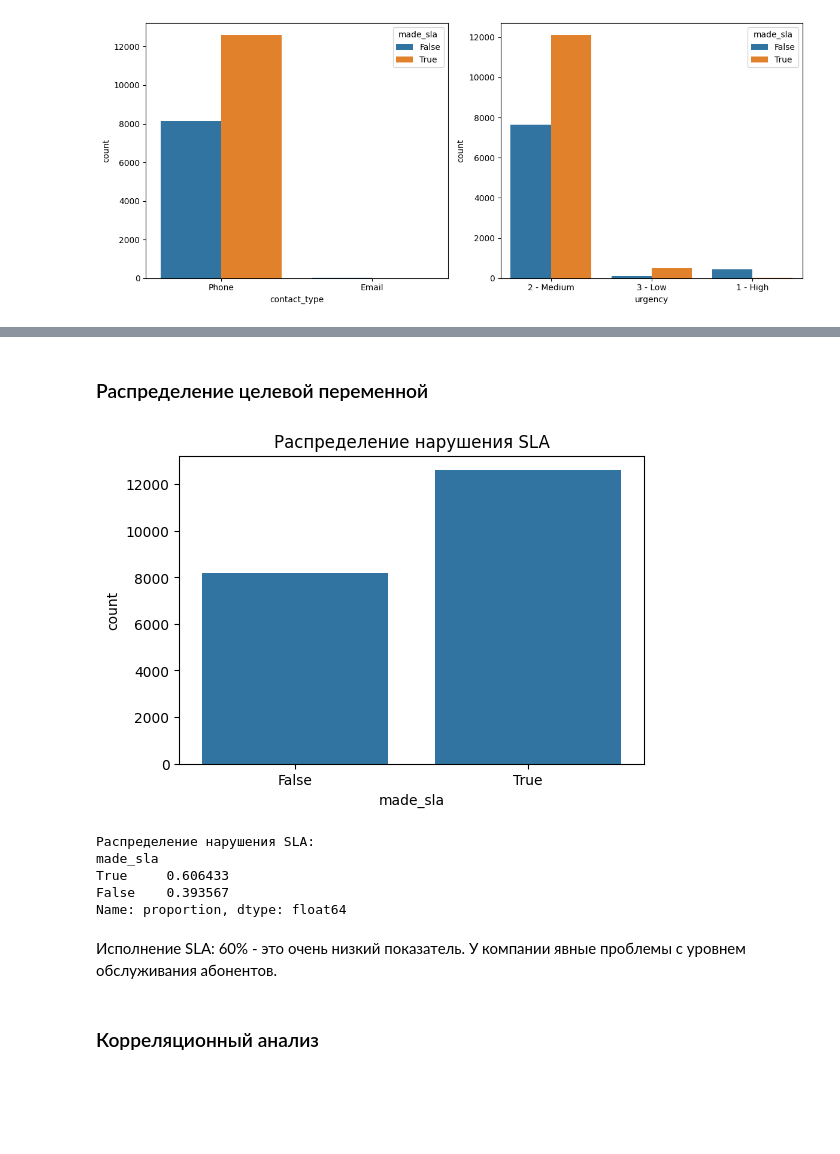
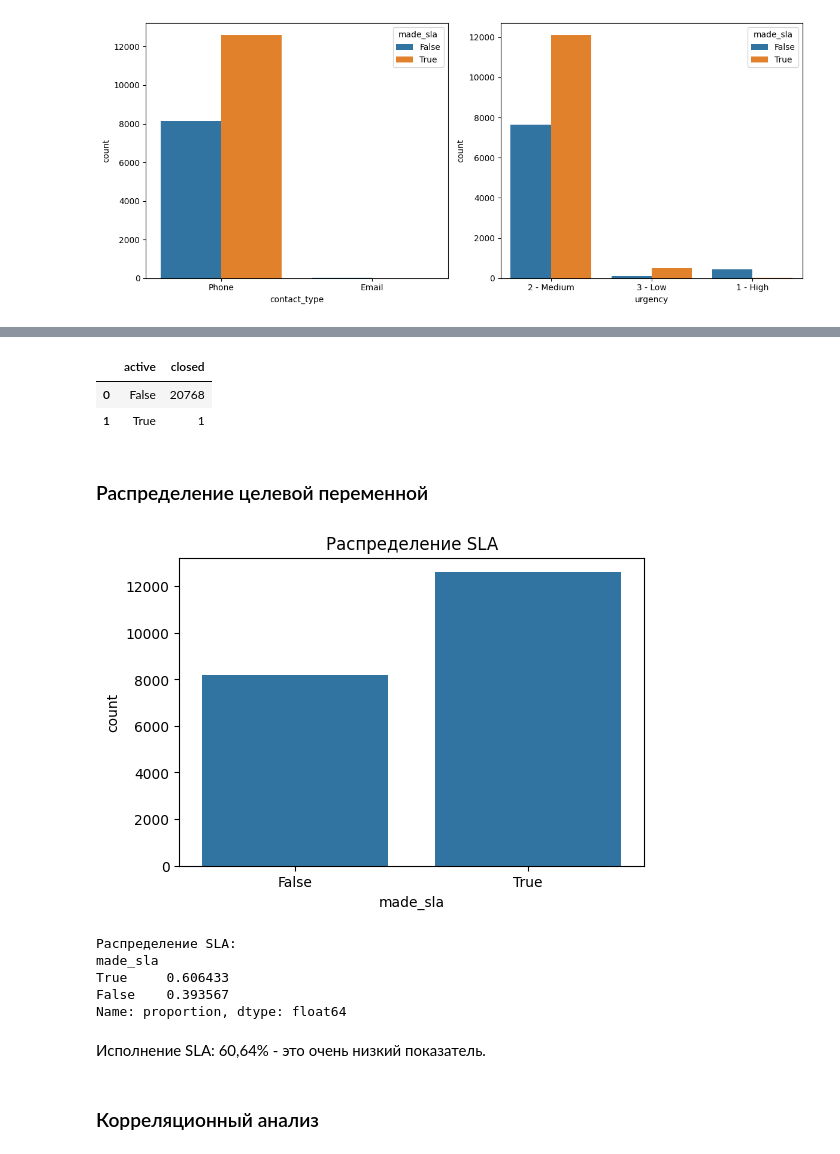
Before and after one commit to AlexxRus/telecom-incident-analytics, a Jupyter notebook: incident_sla_analysis.ipynb, the cells around one changed output, grey strips where cells are left out. Saved outputs shown, nothing was run; the diff lists cells and outputs as text; code cells hidden in the pictures; blank space fills up the shorter version.

```diff
--- a/incident_sla_analysis.ipynb
+++ b/incident_sla_analysis.ipynb
@@ -137,0 +188,5 @@ dtype: int64
+# %%
+# Анализ ответственных за инцидент
+df['assigned_to_bool'] = df['assigned_to'].copy().fillna(0)
+df['assignment_group_bool'] = df['assignment_group'].copy().fillna(0)
+df  = df.astype({'assigned_to_bool': 'bool', 'assignment_group_bool': 'bool'})
@@ -402,0 +511,4 @@ plt.show()
+# %%
+# Гипотеза выходных
+df_filtered.loc[:, 'weekday'] = df_filtered['opened_at'].dt.dayofweek
+df_filtered.groupby('weekday')['number'].count().plot(kind='bar', title='Объём по дням недели')
@@ -402,0 +520,2 @@ plt.show()
+# %%
+df_filtered.set_index('opened_at').resample('W')['made_sla'].mean().plot(title='SLA по неделям')
@@ -403,23 +661,31 @@ plt.show()
+# %%
+df.groupby(['active']).agg(
+        closed=('closed_at', 'count')
+    ).reset_index()
+# %% [output]
+|  | active | closed |
+| 0 | False | 20768 |
+| 1 | True | 1 |
 # %% [markdown]
 ### Распределение целевой переменной
 # %%
 # Распределение целевой переменной
 plt.figure(figsize=(6, 4))
 sns.countplot(data=df_filtered, x='made_sla')
-plt.title('Распределение нарушения SLA')
+plt.title('Распределение SLA')
 plt.show()
 
-print("\nРаспределение нарушения SLA:")
+print("\nРаспределение SLA:")
 print(df_filtered['made_sla'].value_counts(normalize=True))
 # %% [output]
-[figure, old version]
+[figure, new version]
-Распределение нарушения SLA:
+Распределение SLA:
 made_sla
 True     0.606433
 False    0.393567
 Name: proportion, dtype: float64
 # %% [markdown]
-Исполнение SLA: 60%  - это очень низкий показатель. У компании явные проблемы с уровнем обслуживания абонентов.
+Исполнение SLA: 60,64%  - это очень низкий показатель.
 # %% [markdown]
 ### Корреляционный анализ
 # %%
```
Also changed, not shown: parts of 85 cells of this notebook, 4 other files.
